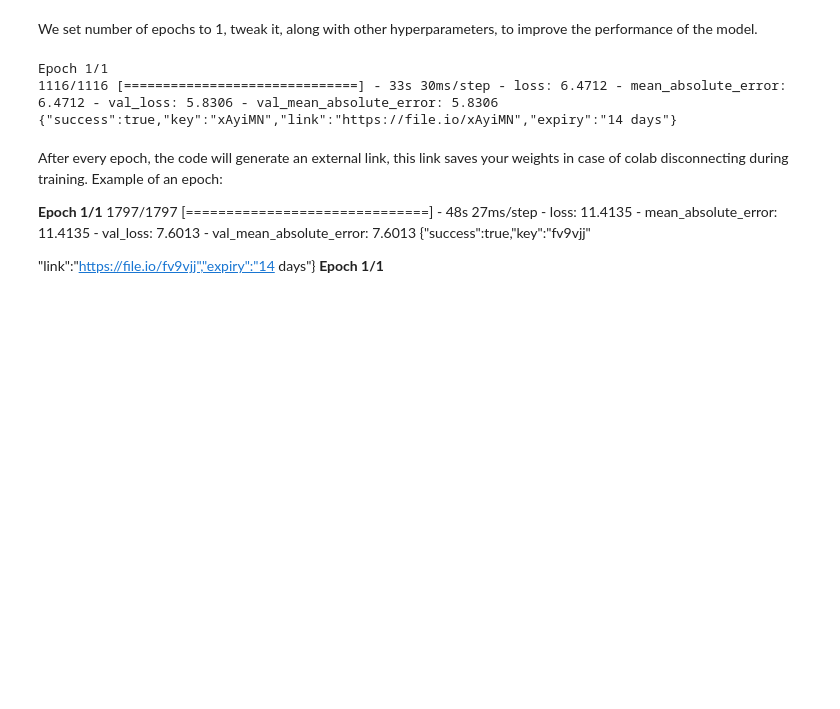
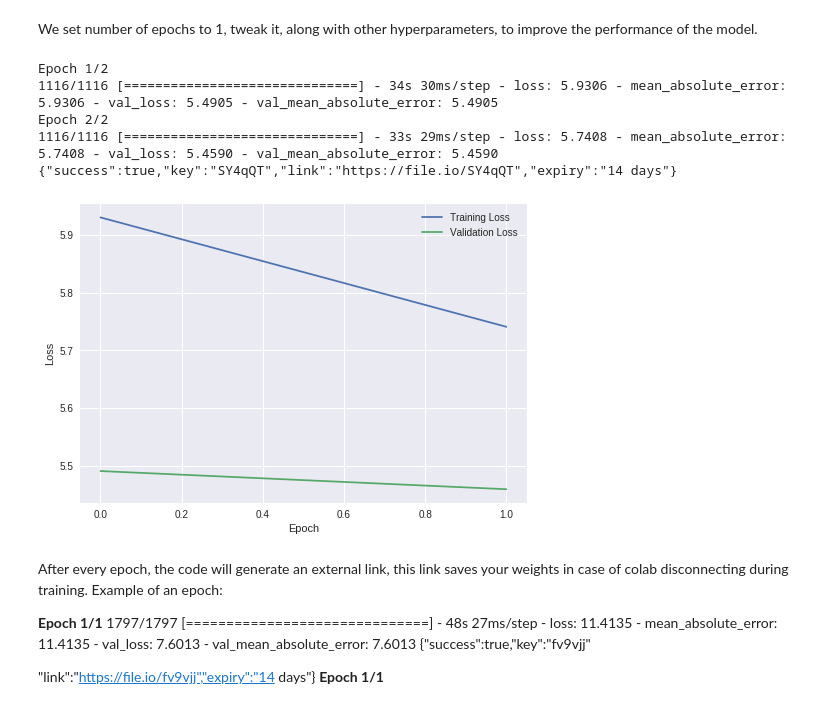
Before and after one commit to Martinpanzy/Deep_Learning, a Jupyter notebook: improved.ipynb, the cells around one changed output. Saved outputs shown, nothing was run; the diff lists cells and outputs as text; code cells hidden in the pictures; blank space fills up the shorter version.

```diff
--- a/improved.ipynb
+++ b/improved.ipynb
@@ -284,16 +284,28 @@ epochs = 1
 ### reset, so e.g. calling 5 times fit(epochs=1) behave as fit(epochs=5)
 for e in range(epochs):
   denoise_history = denoise_model.fit_generator(generator=denoise_generator,
-                                                epochs=1, verbose=1,
+                                                epochs=2, verbose=1,
                                                 validation_data=denoise_generator_val)
   ### Saves optimizer and weights
   denoise_model.save('denoise.h5')
   ### Uploads files to external hosting
   !curl -F "file=@denoise.h5" https://file.io
 # %% [output]
-Epoch 1/1
-1116/1116 [==============================] - 33s 30ms/step - loss: 6.4712 - mean_absolute_error: 6.4712 - val_loss: 5.8306 - val_mean_absolute_error: 5.8306
-{"success":true,"key":"xAyiMN","link":"https://file.io/xAyiMN","expiry":"14 days"}
+Epoch 1/2
+1116/1116 [==============================] - 34s 30ms/step - loss: 5.9306 - mean_absolute_error: 5.9306 - val_loss: 5.4905 - val_mean_absolute_error: 5.4905
+Epoch 2/2
+1116/1116 [==============================] - 33s 29ms/step - loss: 5.7408 - mean_absolute_error: 5.7408 - val_loss: 5.4590 - val_mean_absolute_error: 5.4590
+{"success":true,"key":"SY4qQT","link":"https://file.io/SY4qQT","expiry":"14 days"}
+# %%
+import matplotlib.pyplot as plt
+plt.plot(denoise_history.history['loss'])
+plt.plot(denoise_history.history['val_loss'])
+plt.ylabel('Loss')
+plt.xlabel('Epoch')
+plt.legend(['Training Loss', 'Validation Loss'])
+plt.show()
+# %% [output]
+[figure, added]
 # %% [markdown]
 After every epoch, the code will generate an external link, this link saves your weights in case of colab disconnecting during training. Example of an epoch:
 
```
Also changed, not shown: parts of 7 cells of this notebook.
